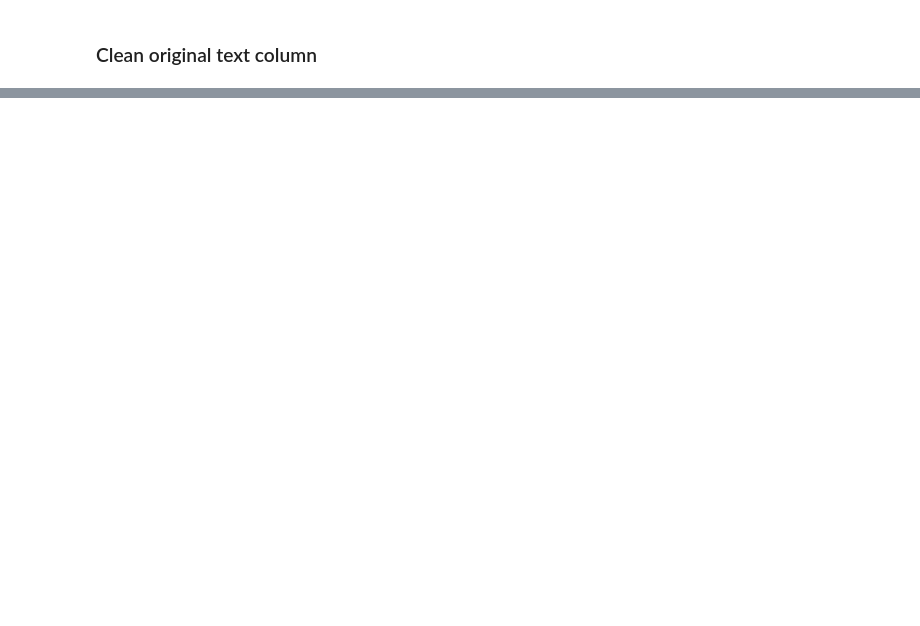
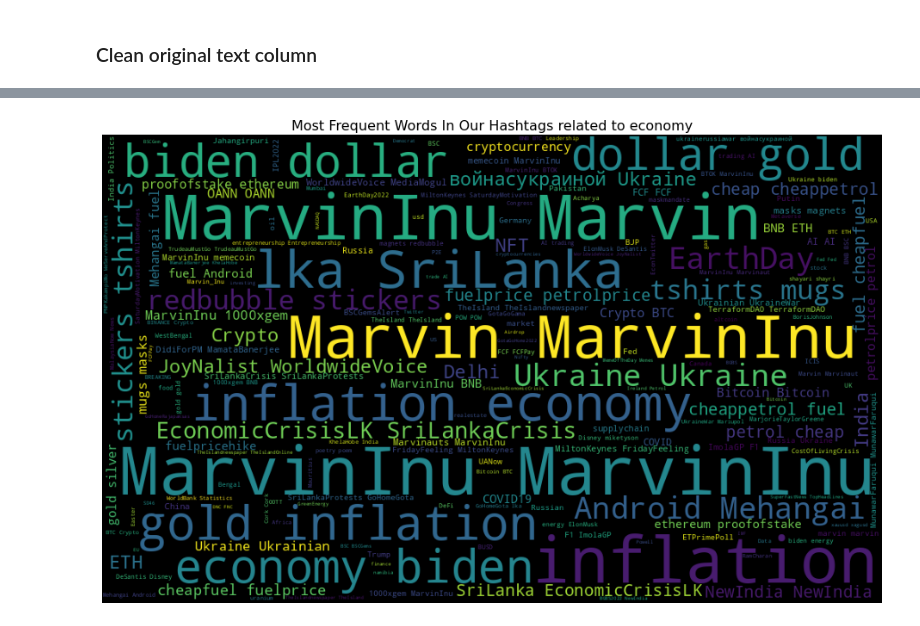
Before and after one commit to nardoshood/Twitter-Data-Analysis, a Jupyter notebook: notebooks/data_exploration.ipynb, the cells around one changed output, grey strips where cells are left out. Cells and saved outputs as stored; diff of their text form; code cells hidden in the pictures; blank space fills up the shorter version.

```diff
--- a/notebooks/data_exploration.ipynb
+++ b/notebooks/data_exploration.ipynb
@@ -106,0 +224,5 @@ Name: original_text, Length: 16367, dtype: object
+# %%
+hashtags = df_copy.loc[df_copy.hashtags.apply(
+                           lambda x: x != '[]'
+                       ),['hashtags']].reset_index()
+hashtags.info()
@@ -107,2 +239,17 @@ Name: original_text, Length: 16367, dtype: object
+# %%
+import ast
+def get_hashtags(text):
+    hashtags = []
+    hash_list = ast.literal_eval(text)
+    for hash_tag in hash_list:
+        hashtags.append(hash_tag["text"])
+    return hashtags
+
+hashtags["values"] = hashtags["hashtags"].apply(lambda x: get_hashtags(x))
+hashtags
+# %%
+hash_tag_pool = []
+for hash_tag in hashtags["values"].tolist():
+    hash_tag_pool.extend(hash_tag)
 # %%
 plt.figure(figsize=(20, 10))
@@ -115 +262,9 @@ plt.show()
+# %%
+plt.figure(figsize=(20, 10))
+plt.imshow(WordCloud(width=1000,height=600,stopwords=STOPWORDS).generate(' '.join(hash_tag_pool)))
+plt.axis('off')
+plt.title('Most Frequent Words In Our Hashtags related to economy',fontsize=16)
+plt.show()
+# %% [output]
+[figure, added]
 # %%
```
Also changed, not shown: parts of 20 cells of this notebook.
